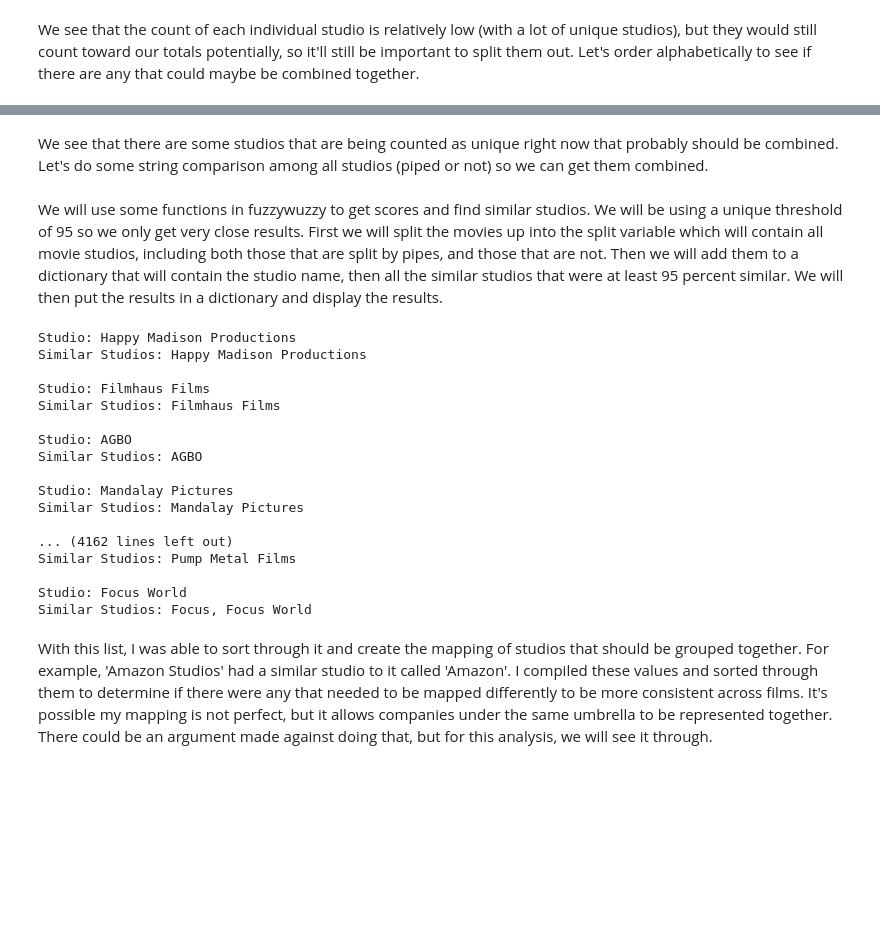
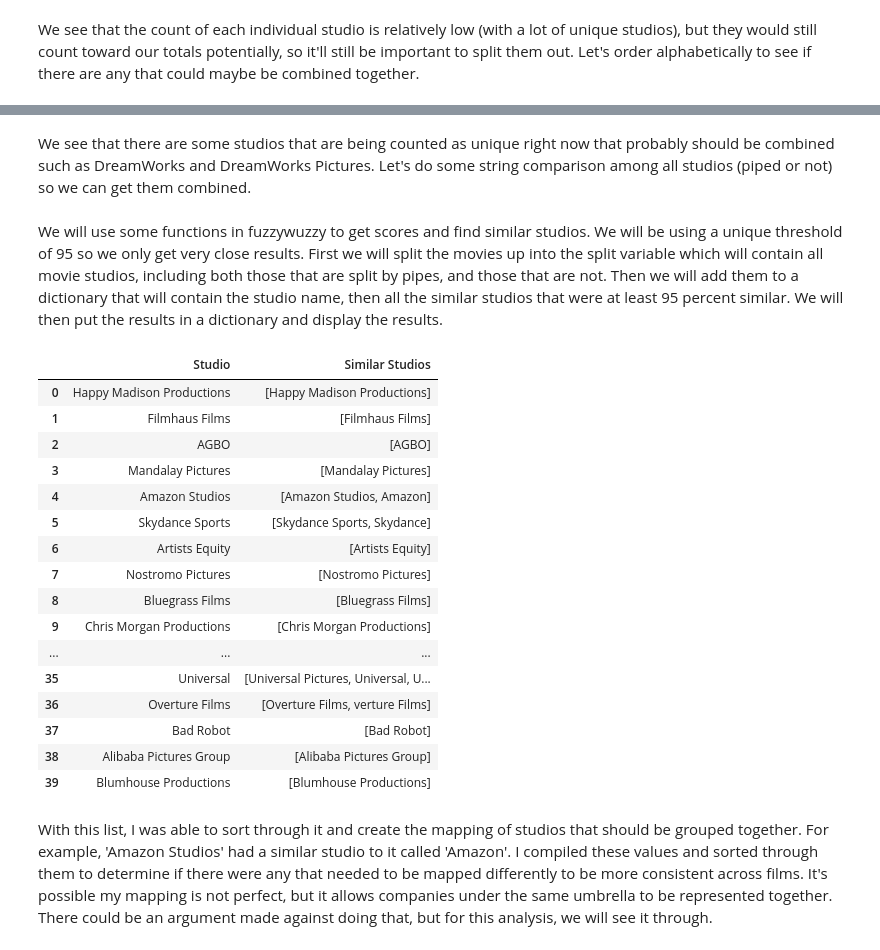
Before and after one commit to mcoulombe021/Springboard, a Jupyter notebook: Capstone 3/Data Wrangling & Exploratory Data Analysis.ipynb, the cells around one changed output, grey strips where cells are left out. Cells and saved outputs as stored; diff of their text form; code cells hidden in the pictures; blank space fills up the shorter version.

Commit message:
Fixed Printouts

```diff
--- a/Capstone 3/Data Wrangling & Exploratory Data Analysis.ipynb
+++ b/Capstone 3/Data Wrangling & Exploratory Data Analysis.ipynb
@@ -612,6 +612,6 @@ studio_counts = Counter(piped_studios_concatenated.split('|'))
 
 sorted_studio_counts = sorted(studio_counts.items(), key=lambda x: x[1], reverse=True)
 
-for studio, count in sorted_studio_counts:
-    print(f"Studio: {studio}, Count: {count}")
+studio_df = pd.DataFrame(sorted_studio_counts, columns=['Studio', 'Count'])
+studio_df
 # %% [output]
@@ -640,6 +636,10 @@ studio_counts = Counter(piped_studios_concatenated.split('|'))
 
 sorted_studio_counts = sorted(studio_counts.items(), key=lambda x: (x[0]))
 
-for studio, count in sorted_studio_counts:
-    print(f"Studio: {studio}, Count: {count}")
+sorted_studio_df = pd.DataFrame(sorted_studio_counts, columns=['Studio', 'Count'])
+
+# Filter studios that start with 'A'
+filtered_studios = sorted_studio_df[sorted_studio_df['Studio'].str.startswith('Dre')]
+
+filtered_studios.head(40)
 # %% [output]
@@ -663,42 +652,46 @@ Studio: uMedia, Count: 2
 # %% [markdown]
-We see that there are some studios that are being counted as unique right now that probably should be combined. Let's do some string comparison among all studios (piped or not) so we can get them combined.
+We see that there are some studios that are being counted as unique right now that probably should be combined such as DreamWorks and DreamWorks Pictures. Let's do some string comparison among all studios (piped or not) so we can get them combined.
 # %% [markdown]
 We will use some functions in fuzzywuzzy to get scores and find similar studios. We will be using a unique threshold of 95 so we only get very close results. First we will split the movies up into the split variable which will contain all movie studios, including both those that are split by pipes, and those that are not. Then we will add them to a dictionary that will contain the studio name, then all the similar studios that were at least 95 percent similar. We will then put the results in a dictionary and display the results.
 # %%
+pd.set_option('display.max_colwidth', None)
 split = movies['studio'].str.split('|', expand=True).stack().unique()
 
 # Create a dictionary to store similar studio names
 similar_studio_dict = {}
 
 # Loop through each studio in split
 for studio in split:
     similar_studios = find_similar_studios(studio, split)
     if len(similar_studios) >= 1:
         similar_studio_dict[studio] = [similar_studio for similar_studio, _ in similar_studios]
 
+result_df = pd.DataFrame(similar_studio_dict.items(), columns=['Studio', 'Similar Studios'])
+
+result_df.head(40)
 # Print the similar studio names
-for studio, similar_studios in similar_studio_dict.items():
-    print(f"Studio: {studio}")
-    print(f"Similar Studios: {', '.join(similar_studios)}")
-    print()
+#for studio, similar_studios in similar_studio_dict.items():
+#    print(f"Studio: {studio}")
+#    print(f"Similar Studios: {', '.join(similar_studios)}")
+#    print()
 # %% [output]
-Studio: Happy Madison Productions
-Similar Studios: Happy Madison Productions
-
-Studio: Filmhaus Films
-Similar Studios: Filmhaus Films
-
-Studio: AGBO
-Similar Studios: AGBO
-
-Studio: Mandalay Pictures
-Similar Studios: Mandalay Pictures
-
-... (4162 lines left out)
-Similar Studios: Pump Metal Films
-
-Studio: Focus World
-Similar Studios: Focus, Focus World
+|  | Studio | Similar Studios |
+| 0 | Happy Madison Productions | [Happy Madison Productions] |
+| 1 | Filmhaus Films | [Filmhaus Films] |
+| 2 | AGBO | [AGBO] |
+| 3 | Mandalay Pictures | [Mandalay Pictures] |
+| 4 | Amazon Studios | [Amazon Studios, Amazon] |
+| 5 | Skydance Sports | [Skydance Sports, Skydance] |
+| 6 | Artists Equity | [Artists Equity] |
+| 7 | Nostromo Pictures | [Nostromo Pictures] |
+| 8 | Bluegrass Films | [Bluegrass Films] |
+| 9 | Chris Morgan Productions | [Chris Morgan Productions] |
+| ... | ... | ... |
+| 35 | Universal | [Universal Pictures, Universal, U... |
+| 36 | Overture Films | [Overture Films, verture Films] |
+| 37 | Bad Robot | [Bad Robot] |
+| 38 | Alibaba Pictures Group | [Alibaba Pictures Group] |
+| 39 | Blumhouse Productions | [Blumhouse Productions] |
 # %% [markdown]
 With this list, I was able to sort through it and create the mapping of studios that should be grouped together. For example, 'Amazon Studios' had a similar studio to it called 'Amazon'. I compiled these values and sorted through them to determine if there were any that needed to be mapped differently to be more consistent across films. It's possible my mapping is not perfect, but it allows companies under the same umbrella to be represented together. There could be an argument made against doing that, but for this analysis, we will see it through.
 # %% [markdown]
```
Also changed, not shown: parts of 3 cells of this notebook.
